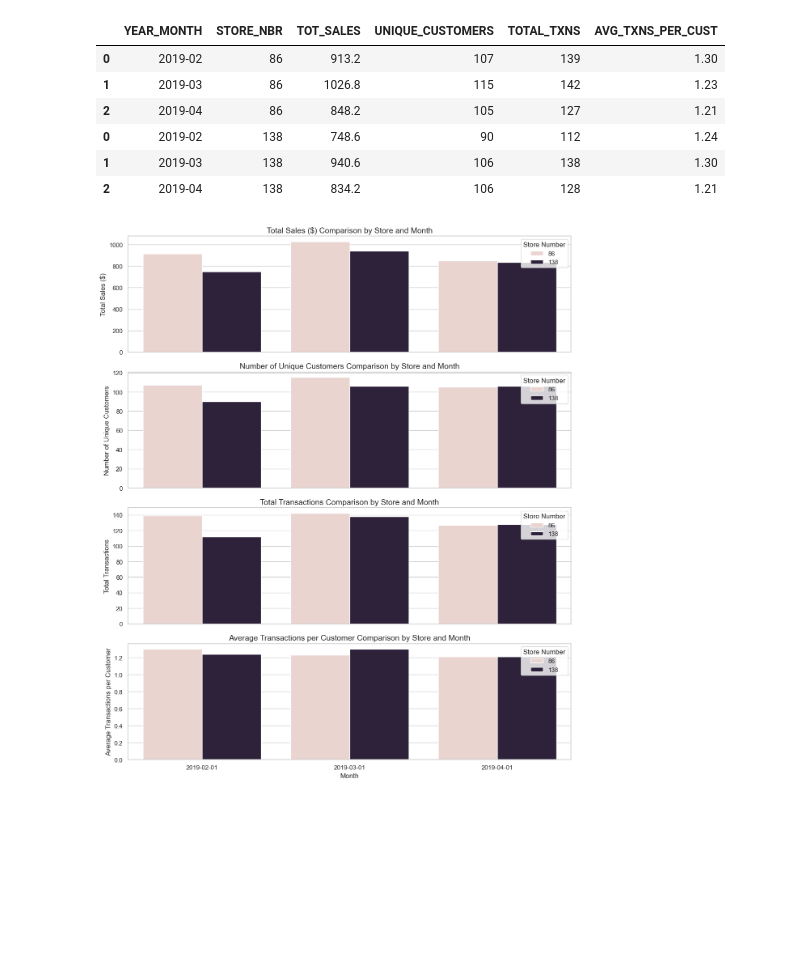
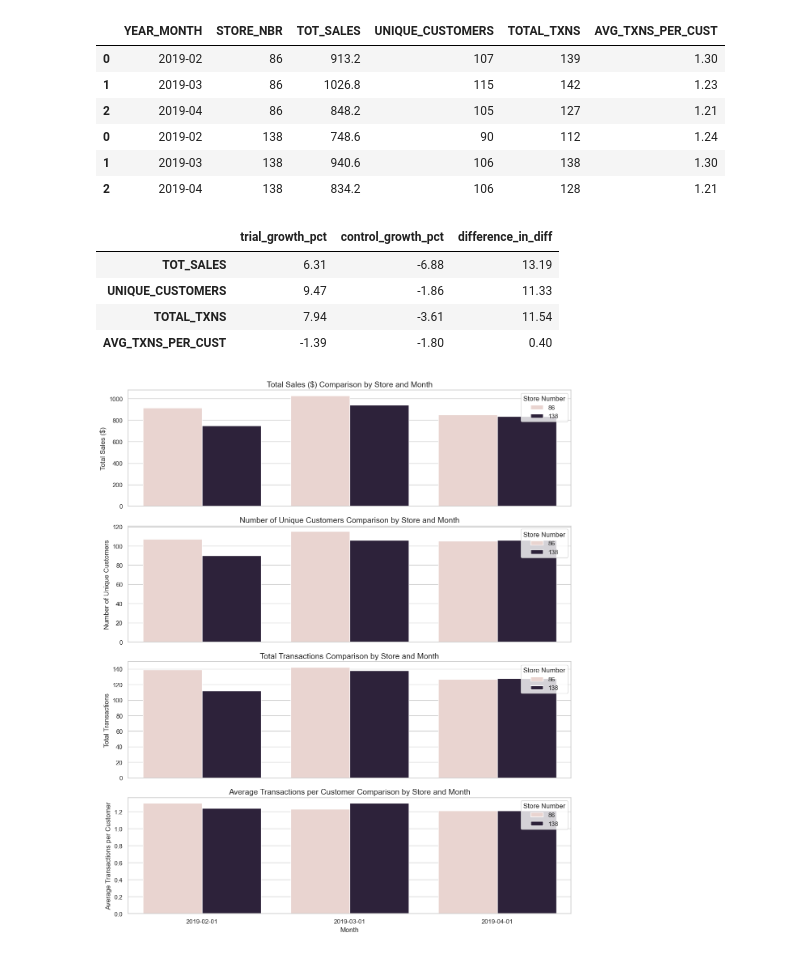
Before and after one commit to schao021/Quantium-Data-Analytics, a Jupyter notebook: Task_2.ipynb, the cells around one changed output. Drawn from its saved outputs; the diff is of its cells as text; code cells hidden in the pictures; blank space fills up the shorter version.

```diff
--- a/Task_2.ipynb
+++ b/Task_2.ipynb
@@ -407,6 +438,15 @@ store_86_138
 | 0 | 2019-02 | 138 | 748.6 | 90 | 112 | 1.24 |
 | 1 | 2019-03 | 138 | 940.6 | 106 | 138 | 1.30 |
 | 2 | 2019-04 | 138 | 834.2 | 106 | 128 | 1.21 |
+# %%
+results_86 = calculate_pre_post_growth(86, 138, full_df, '2019-02')
+results_86
+# %% [output]
+|  | trial_growth_pct | control_growth_pct | difference_in_diff |
+| TOT_SALES | 6.31 | -6.88 | 13.19 |
+| UNIQUE_CUSTOMERS | 9.47 | -1.86 | 11.33 |
+| TOTAL_TXNS | 7.94 | -3.61 | 11.54 |
+| AVG_TXNS_PER_CUST | -1.39 | -1.80 | 0.40 |
 # %%
 store_86_138['YEAR_MONTH'] = pd.to_datetime(store_86_138['YEAR_MONTH'])
 metrics_info = {
```
Also changed, not shown: parts of 12 cells of this notebook.
